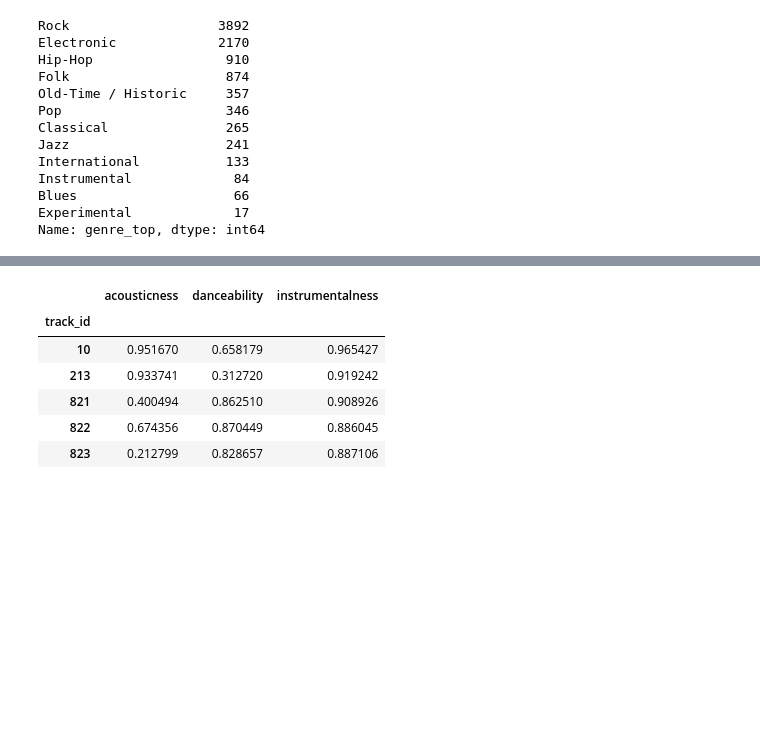
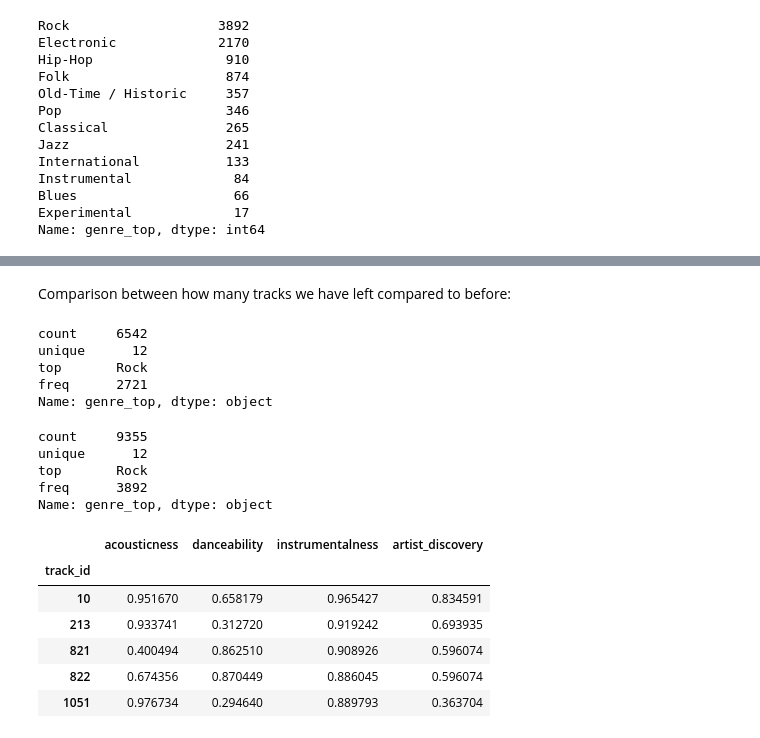
Before and after one commit to Team36-ntds2018/Project_free_music_archives_2018, a Jupyter notebook: Project/Load_save_dataset.ipynb, the cells around one changed output, grey strips where cells are left out. Cells and saved outputs as stored; diff of their text form; code cells hidden in the pictures; blank space fills up the shorter version.

```diff
--- a/Project/Load_save_dataset.ipynb
+++ b/Project/Load_save_dataset.ipynb
@@ -15,9 +15,15 @@ echonest = pd.read_csv(path+'echonest.csv', index_col=0, header=[0, 1, 2])
 # Features selected and extracted
 audio_features = echonest.echonest.audio_features[['acousticness','danceability','instrumentalness']]
 genres = tracks.track[['genres', 'genre_top']]
+artists_data = echonest.echonest.social_features[['artist_discovery']].copy()\
+                /max(echonest.echonest.social_features.artist_discovery) # add a dimension for artists
+popularity = tracks.track[['listens']] # to filter by most listened tracks
 
 # Show all the genres of music
-features_and_genres = audio_features.merge(genres, left_on='track_id', right_on='track_id', how='inner')
+features_and_genres = audio_features.merge(genres, left_on='track_id', right_on='track_id', how='inner')\
+                                .merge(artists_data, left_on='track_id', right_on='track_id', how='inner')\
+                                .merge(popularity, left_on='track_id', right_on='track_id', how='inner')
+
 features_and_genres.genre_top.value_counts()
 # %% [output]
 Rock                   3892
@@ -35,0 +44,11 @@ Name: genre_top, dtype: int64
+# %%
+# Define here how much of the data is cropped:
+quantile_listens = 0.3
+
+popu_quantile = features_and_genres[['genre_top', 'listens']].groupby(by='genre_top')\
+                    .quantile([quantile_listens])\
+                    .reset_index()[['genre_top', 'listens']].rename(columns = {'listens':'threshold'})
+temp = pd.merge(features_and_genres.reset_index(), popu_quantile, left_on='genre_top', right_on='genre_top', how='inner')\
+         .set_index('track_id')
+features_reduced = temp[temp.listens > temp.threshold].drop(columns=['listens','threshold'])
+features_reduced.genre_top.value_counts()
@@ -36,26 +69,40 @@ Name: genre_top, dtype: int64
+# %% [markdown]
+Comparison between how many tracks we have left compared to before:
+# %%
+features_reduced.genre_top.describe()
+# %% [output]
+count     6542
+unique      12
+top       Rock
+freq      2721
+Name: genre_top, dtype: object
+# %%
+features_and_genres.genre_top.describe()
+# %% [output]
+count     9355
+unique      12
+top       Rock
+freq      3892
+Name: genre_top, dtype: object
 # %%
 # Select the genres that you want in your graph
 # Add them in the "selected genres" down below
-#
 
 selected_genres = ['Pop', 'Classical', 'Jazz', 'International']
 
-features = features_and_genres[features_and_genres.genre_top == selected_genres[0]]
-
-for i in range(len(selected_genres)-1):
-    features = pd.concat([features, (features_and_genres[features_and_genres.genre_top == selected_genres[i+1]])])
+features = features_reduced[features_reduced.genre_top.isin(selected_genres)]
 
 features = features.drop(columns=['genres','genre_top'])
 # keep only numerical data now that the selection according to genres is done
 features.head()
 # %% [output]
-|  | acousticness | danceability | instrumentalness |
-| track_id |  |  |  |
-| 10 | 0.951670 | 0.658179 | 0.965427 |
-| 213 | 0.933741 | 0.312720 | 0.919242 |
-| 821 | 0.400494 | 0.862510 | 0.908926 |
-| 822 | 0.674356 | 0.870449 | 0.886045 |
-| 823 | 0.212799 | 0.828657 | 0.887106 |
+|  | acousticness | danceability | instrumentalness | artist_discovery |
+| track_id |  |  |  |  |
+| 10 | 0.951670 | 0.658179 | 0.965427 | 0.834591 |
+| 213 | 0.933741 | 0.312720 | 0.919242 | 0.693935 |
+| 821 | 0.400494 | 0.862510 | 0.908926 | 0.596074 |
+| 822 | 0.674356 | 0.870449 | 0.886045 | 0.596074 |
+| 1051 | 0.976734 | 0.294640 | 0.889793 | 0.363704 |
 # %%
 distances = pdist(features.values, metric='euclidean')
 # weights computed with a kernel and removing all the weights below threshold
```
Also changed, not shown: parts of 3 cells of this notebook.
